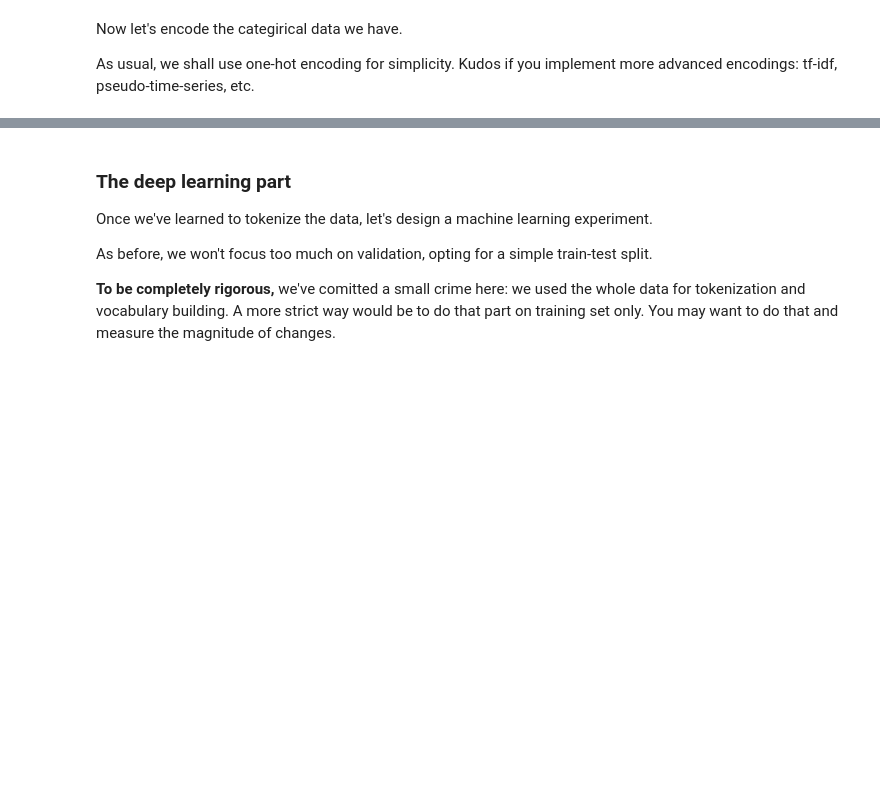
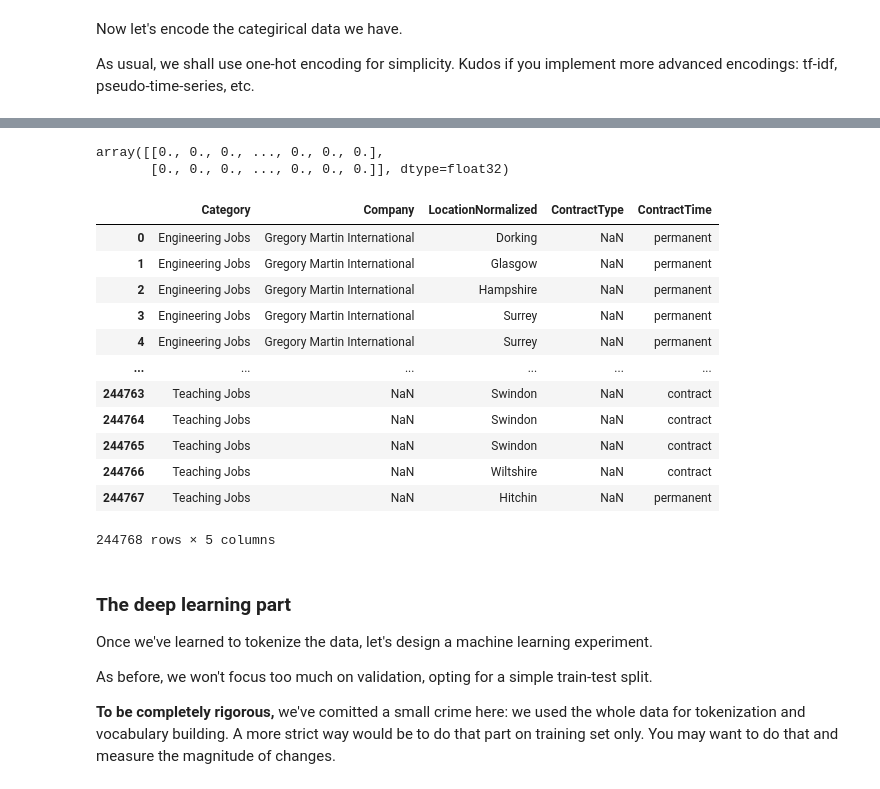
Before and after one commit to sayanarii/shad_nlp_course, a Jupyter notebook: week02_classification/seminar.ipynb, the cells around one changed output, grey strips where cells are left out. Saved outputs shown, nothing was run; the diff lists cells and outputs as text; code cells hidden in the pictures; blank space fills up the shorter version.

```diff
--- a/week02_classification/seminar.ipynb
+++ b/week02_classification/seminar.ipynb
@@ -241,3 +243,24 @@ categorical_vectorizer.fit(data[categorical_columns].apply(dict, axis=1))
+# %%
+categorical_vectorizer.transform(data[categorical_columns].iloc[:2].apply(dict, axis=1))
+# %% [output]
+array([[0., 0., 0., ..., 0., 0., 0.],
+       [0., 0., 0., ..., 0., 0., 0.]], dtype=float32)
+# %%
+data[categorical_columns]
+# %% [output]
+|  | Category | Company | LocationNormalized | ContractType | ContractTime |
+| 0 | Engineering Jobs | Gregory Martin International | Dorking | NaN | permanent |
+| 1 | Engineering Jobs | Gregory Martin International | Glasgow | NaN | permanent |
+| 2 | Engineering Jobs | Gregory Martin International | Hampshire | NaN | permanent |
+| 3 | Engineering Jobs | Gregory Martin International | Surrey | NaN | permanent |
+| 4 | Engineering Jobs | Gregory Martin International | Surrey | NaN | permanent |
+| ... | ... | ... | ... | ... | ... |
+| 244763 | Teaching Jobs | NaN | Swindon | NaN | contract |
+| 244764 | Teaching Jobs | NaN | Swindon | NaN | contract |
+| 244765 | Teaching Jobs | NaN | Swindon | NaN | contract |
+| 244766 | Teaching Jobs | NaN | Wiltshire | NaN | contract |
+| 244767 | Teaching Jobs | NaN | Hitchin | NaN | permanent |
+244768 rows × 5 columns
 # %% [markdown]
 ### The deep learning part
 
```
Also changed, not shown: parts of 11 cells of this notebook.
